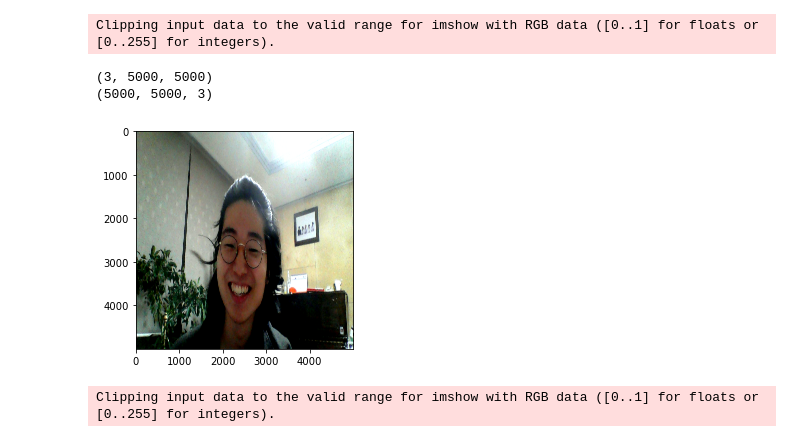
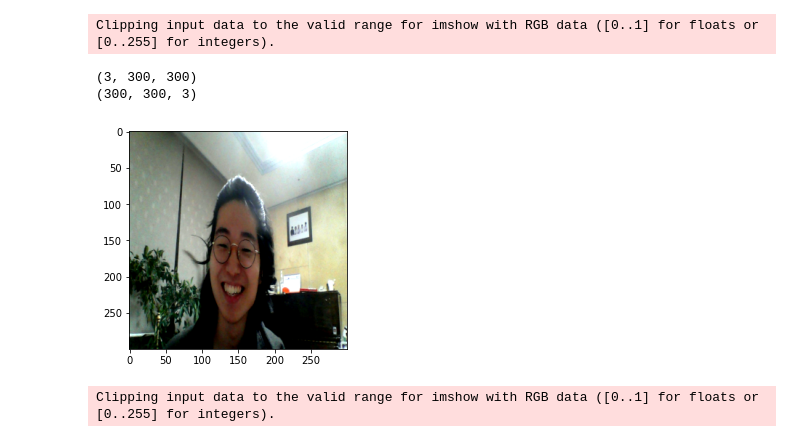
Before and after one commit to Gyu-Seok0/Career, a Jupyter notebook: 2021년/겨울방학/머신러닝/개인공부/[img]데이터 불러오기.ipynb, the cells around one changed output. Cells and saved outputs as stored; diff of their text form; code cells hidden in the pictures.

```diff
--- a/2021년/겨울방학/머신러닝/개인공부/[img]데이터 불러오기.ipynb
+++ b/2021년/겨울방학/머신러닝/개인공부/[img]데이터 불러오기.ipynb
@@ -11,5 +1,37 @@ import torchvision.transforms as transforms
+# %%
+import torch
+import torch.nn as nn
+import torch.functional as F
+from torch.utils.data import Dataset, DataLoader
+import matplotlib.pyplot as plt
+
+import numpy as np
+import torchvision
+import torchvision.transforms as transforms
+
+trans = transforms.Compose([transforms.Resize((100,100)),
+                            transforms.ToTensor(),
+                            transforms.Normalize((0.3,0.3,0.3), (0.5,0.5,0.5))])
+# 경로가 신기하네
+#step1 dataset
+trainset = torchvision.datasets.ImageFolder(root = "./", transform=trans)
+#step2 dataloader
+trainloader = DataLoader(trainset)
+
+datalier = iter(trainloader)
+images, labels = datalier.next()
+
+np_img = 0
+def imshow(img):
+    global np_img
+    np_img = img.numpy()
+    plt.imshow(np.transpose(np_img, (1,2,0))) # C * W * H형태로 나올 수 있게 만듬
+    print(np_img.shape)
+    print(np.transpose(np_img, (1,2,0)).shape)
+
+imshow(torchvision.utils.make_grid(images))
 # %%
-trans = transforms.Compose([transforms.Resize((100,100)),
+trans = transforms.Compose([transforms.Resize((300,300)),
                             transforms.ToTensor(),
                             transforms.Normalize((0.3,0.3,0.3), (0.5,0.5,0.5))])
 # 경로가 신기하네
@@ -17,4 +39,4 @@ trans = transforms.Compose([transforms.Resize((100,100)),
 trainset = torchvision.datasets.ImageFolder(root = "./", transform=trans)
 #step2 dataloader
 trainloader = DataLoader(trainset)
-trainloader.
+#trainloader.
@@ -26,16 +66,18 @@ images, labels = datalier.next()
 # %%
+np_img = 0
 def imshow(img):
+    global np_img
     np_img = img.numpy()
     plt.imshow(np.transpose(np_img, (1,2,0))) # C * W * H형태로 나올 수 있게 만듬
     print(np_img.shape)
     print(np.transpose(np_img, (1,2,0)).shape)
 
 imshow(torchvision.utils.make_grid(images))
 # %% [output]
 Clipping input data to the valid range for imshow with RGB data ([0..1] for floats or [0..255] for integers).
-(3, 5000, 5000)
-(5000, 5000, 3)
+(3, 300, 300)
+(300, 300, 3)
-[figure, old version]
+[figure, new version]
 # %%
 # Ci 데이터를 사용해보자.
 #trainset = torchvision.datasets.CIFAR10(root = "./img",train = True, download= True)
```
Also changed, not shown: parts of 3 cells of this notebook, 3 other files.
